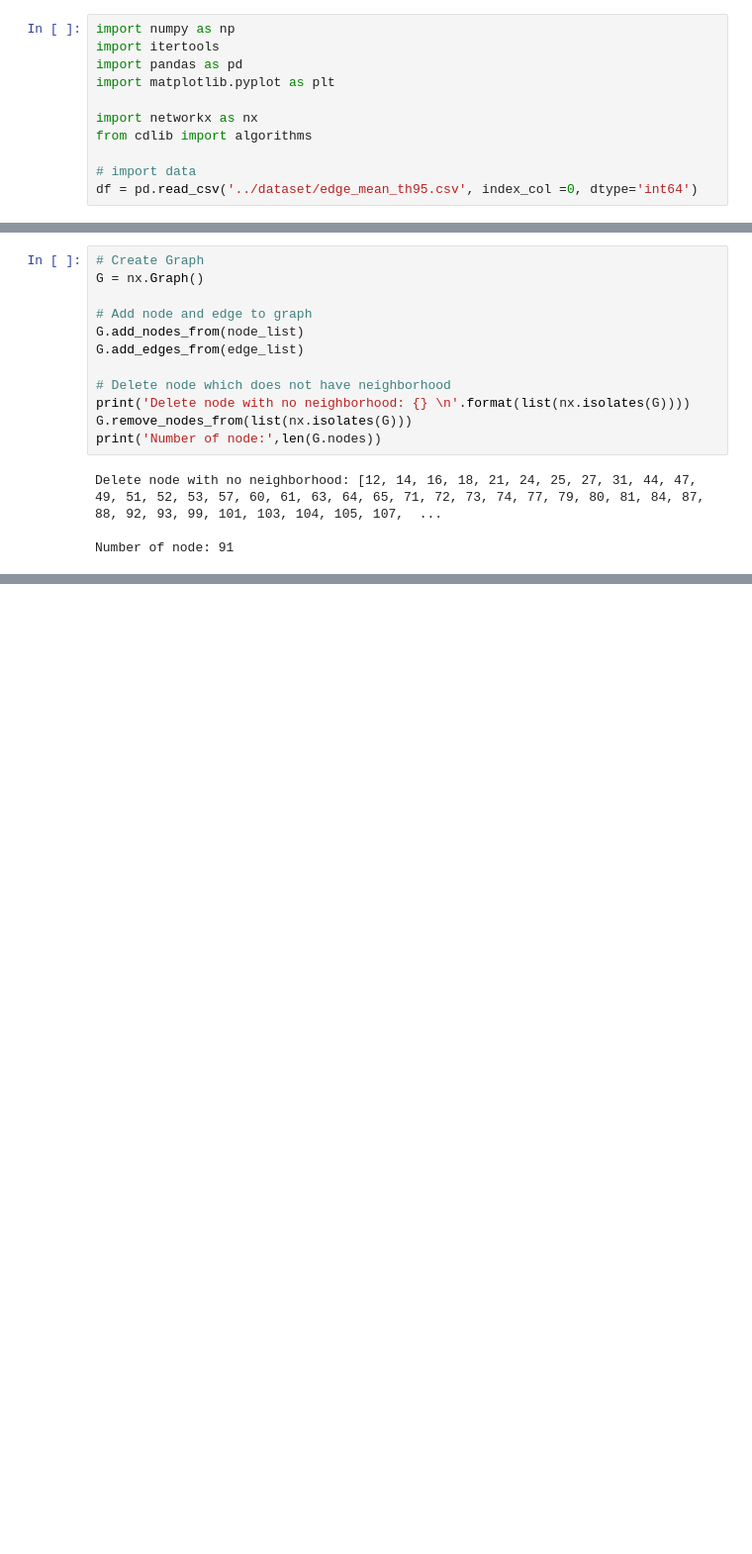
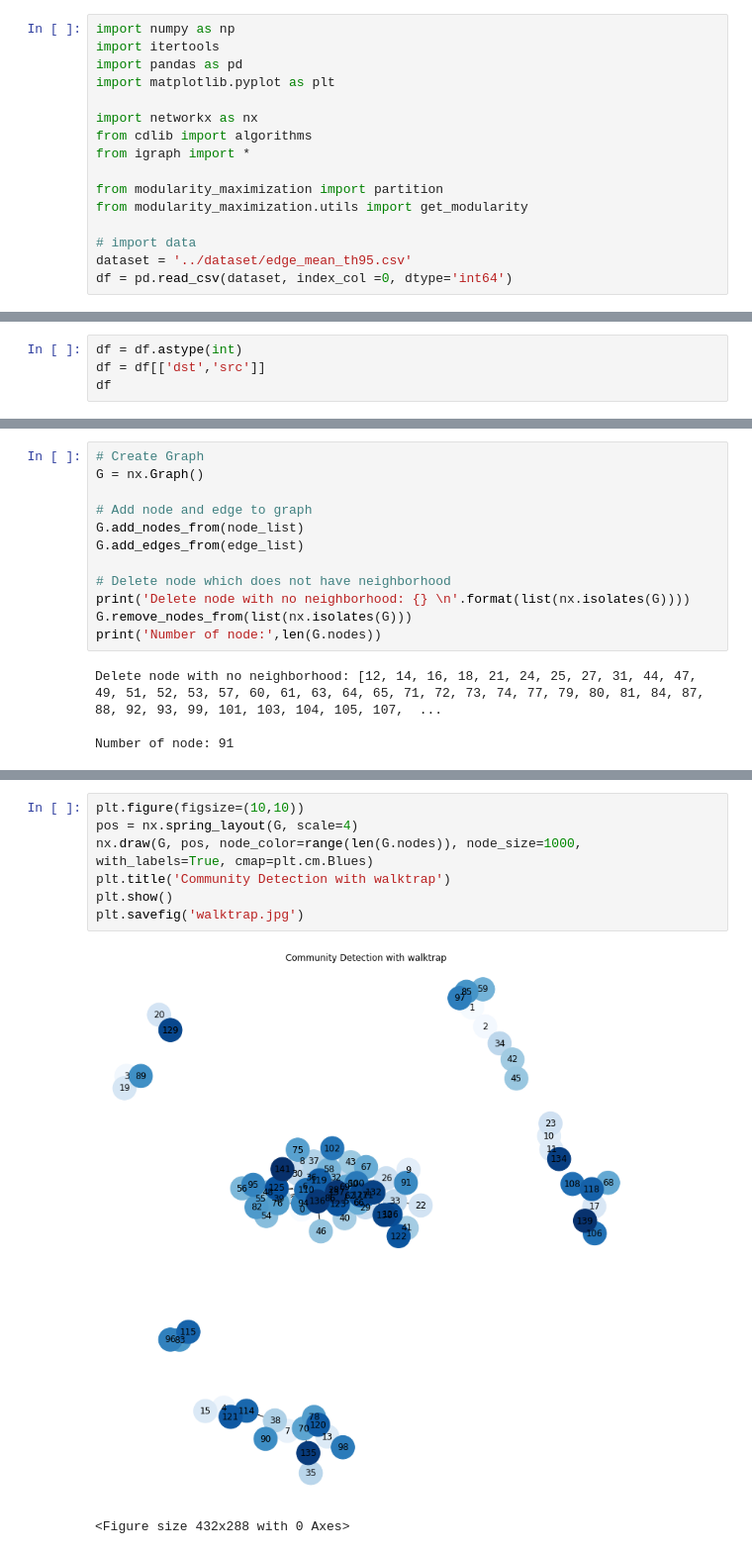
Before and after one commit to euisuk-chung/Graphical-Data-Imputation, a Jupyter notebook: clustering/walktrap.ipynb, the cells around one changed output, grey strips where cells are left out. Shown at 99% size. Drawn from its saved outputs; the diff is of its cells as text; blank space fills up the shorter version.

```diff
--- a/clustering/walktrap.ipynb
+++ b/clustering/walktrap.ipynb
@@ -11,6 +11,11 @@ import matplotlib.pyplot as plt
 
 import networkx as nx
 from cdlib import algorithms
+from igraph import *
+
+from modularity_maximization import partition
+from modularity_maximization.utils import get_modularity
 
 # import data
-df = pd.read_csv('../dataset/edge_mean_th95.csv', index_col =0, dtype='int64')
+dataset = '../dataset/edge_mean_th95.csv'
+df = pd.read_csv(dataset, index_col =0, dtype='int64')
@@ -43,0 +22,4 @@ Number of node: 91
+# %%
+df = df.astype(int)
+df = df[['dst','src']]
+df
@@ -161,0 +156,10 @@ coms = algorithms.walktrap(G)
+# %%
+plt.figure(figsize=(10,10))
+pos = nx.spring_layout(G, scale=4)
+nx.draw(G, pos, node_color=range(len(G.nodes)), node_size=1000, with_labels=True, cmap=plt.cm.Blues)
+plt.title('Community Detection with walktrap')
+plt.show()
+plt.savefig('walktrap.jpg')
+# %% [output]
+[figure, added]
+<Figure size 432x288 with 0 Axes>
```
Also changed, not shown: parts of 28 cells of this notebook.
